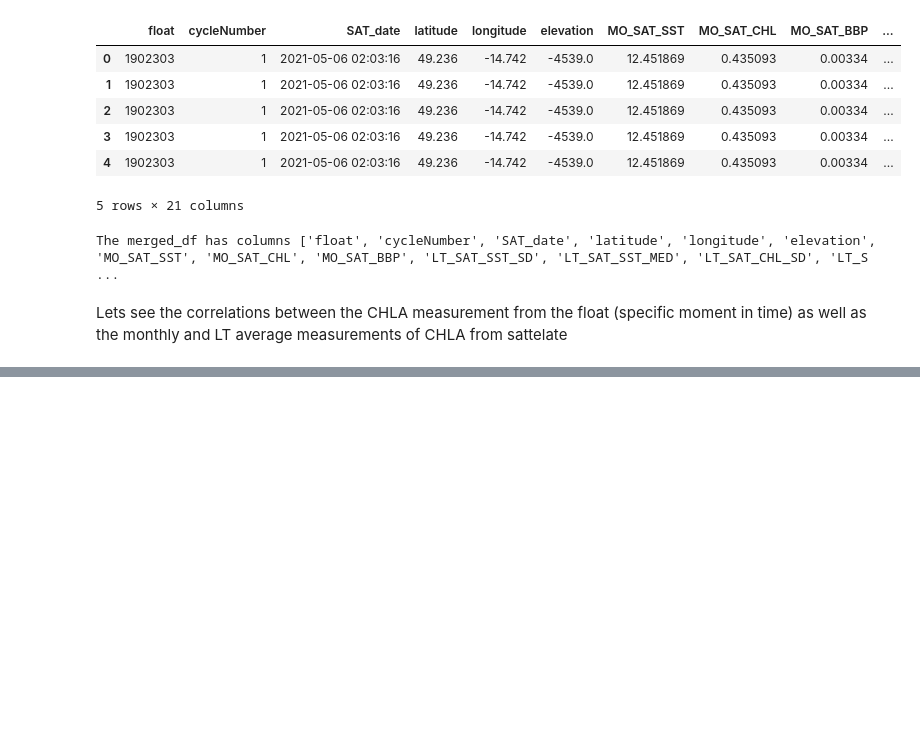
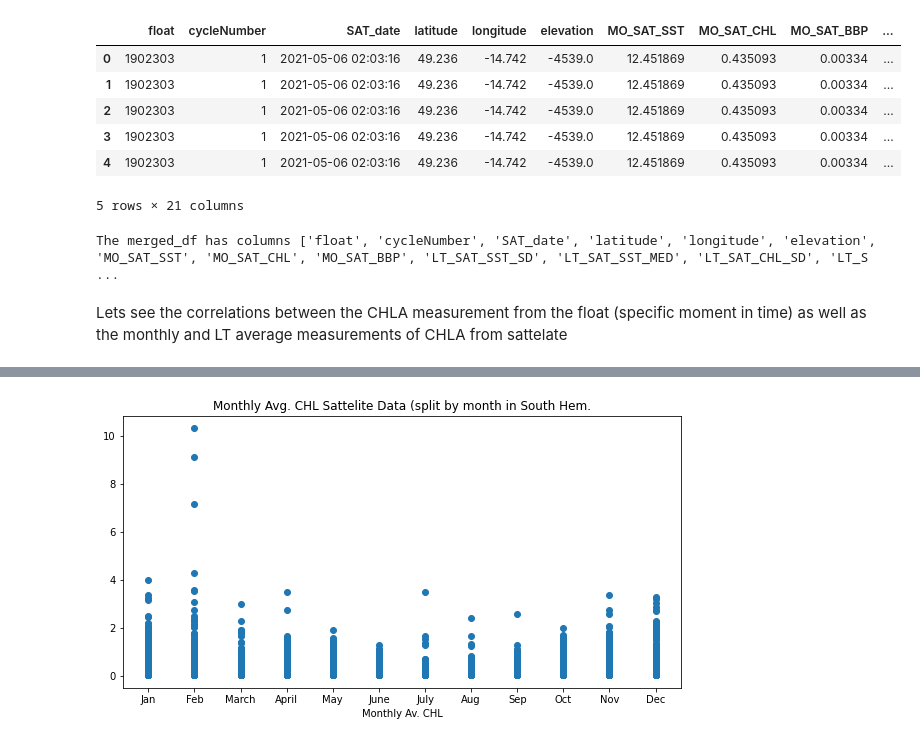
Before and after one commit to gnyirjesy/ocean-depth-characterization, a Jupyter notebook: EDA/elijah_EDA.ipynb, the cells around one changed output, grey strips where cells are left out. Cells and saved outputs as stored; diff of their text form; code cells hidden in the pictures; blank space fills up the shorter version.

```diff
--- a/EDA/elijah_EDA.ipynb
+++ b/EDA/elijah_EDA.ipynb
@@ -95,0 +169,8 @@ plt.show()
+# %%
+fig, ax = plt.subplots(figsize=(10,5))
+plt.scatter(x=south["month"], y=south["MO_SAT_CHL"])
+plt.title("Monthly Avg. CHL Sattelite Data (split by month in South Hem.")
+plt.xlabel("Monthly Av. CHL")
+plt.show()
+# %% [output]
+[figure, added]
```
Also changed, not shown: parts of 15 cells of this notebook, 1 other file.
